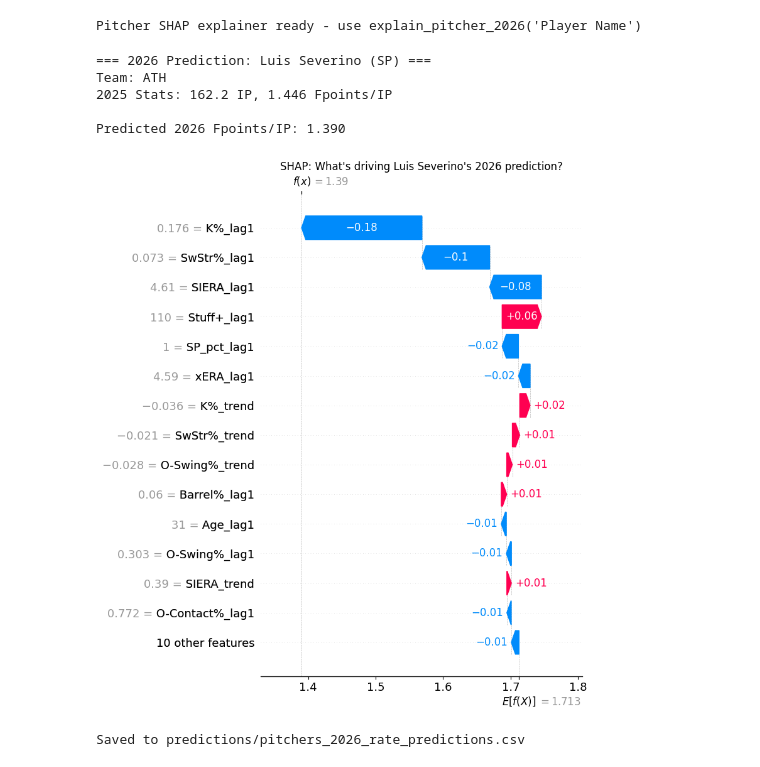
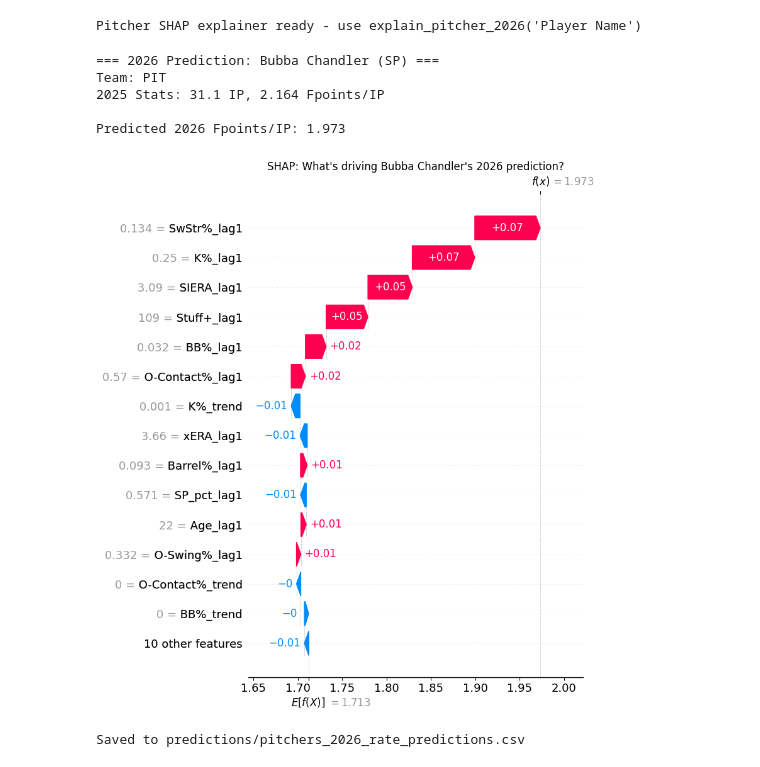
Before and after one commit to mcgillies/mlb-fantasy-2026, a Jupyter notebook: notebooks/05_2026_predictions.ipynb, the cells around one changed output. Saved outputs shown, nothing was run; the diff lists cells and outputs as text; code cells hidden in the pictures.

```diff
--- a/notebooks/05_2026_predictions.ipynb
+++ b/notebooks/05_2026_predictions.ipynb
@@ -771,14 +771,14 @@ print("Pitcher SHAP explainer ready - use explain_pitcher_2026('Player Name')")
 Pitcher SHAP explainer ready - use explain_pitcher_2026('Player Name')
 # %%
 # Example: explain a pitcher's 2026 prediction
-explain_pitcher_2026("Luis Severino")
+explain_pitcher_2026("Bubba Chandler")
 # %% [output]
-=== 2026 Prediction: Luis Severino (SP) ===
-Team: ATH
-2025 Stats: 162.2 IP, 1.446 Fpoints/IP
+=== 2026 Prediction: Bubba Chandler (SP) ===
+Team: PIT
+2025 Stats: 31.1 IP, 2.164 Fpoints/IP
 
-Predicted 2026 Fpoints/IP: 1.390
+Predicted 2026 Fpoints/IP: 1.973
-[figure, old version]
+[figure, new version]
 # %%
 # Save rate predictions
 pred_2026_pit.to_csv('predictions/pitchers_2026_rate_predictions.csv', index=False)
```
Also changed, not shown: parts of 1 cell of this notebook, 15 other files.
